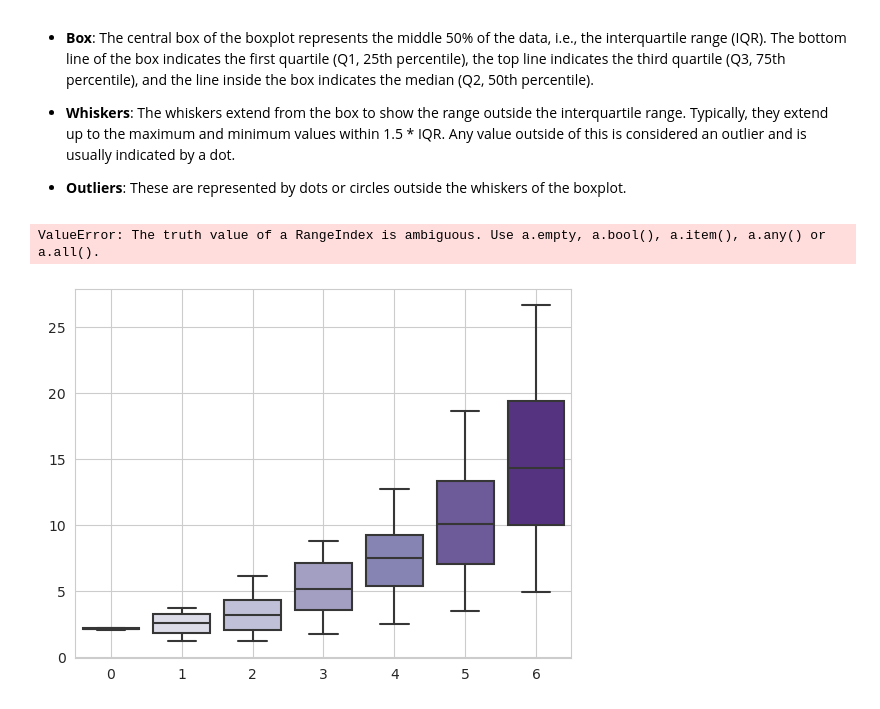
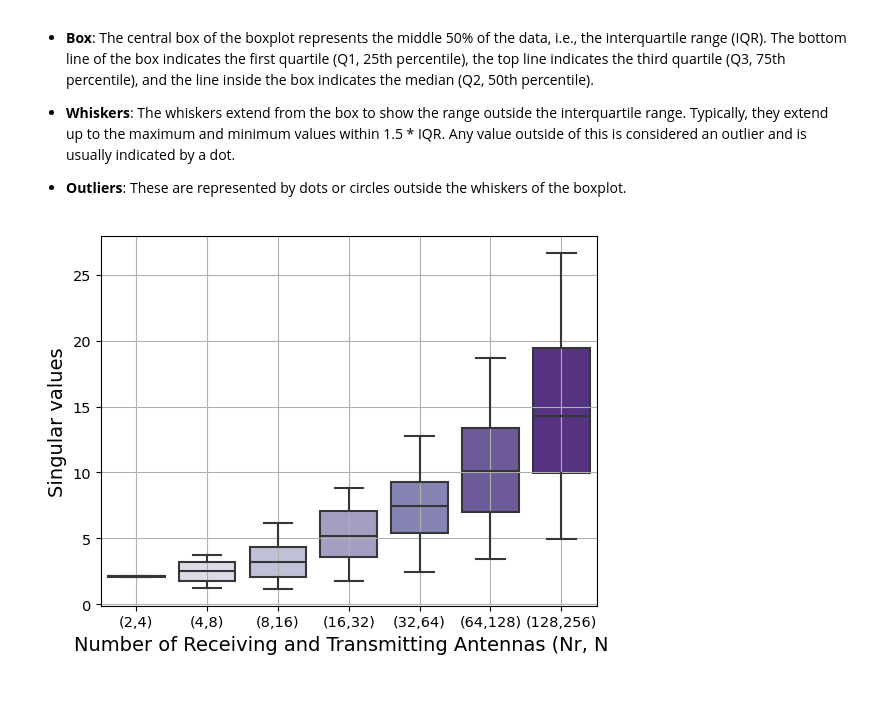
Before and after one commit to lasseufpa/cMIMO, a Jupyter notebook: analyzer.ipynb, the cells around one changed output. Drawn from its saved outputs; the diff is of its cells as text; code cells hidden in the pictures.

Commit message:
adjust font size of plots

```diff
--- a/analyzer.ipynb
+++ b/analyzer.ipynb
@@ -299,21 +299,22 @@ Here's a description of the components of a boxplot:
 # %%
 df = pd.read_csv('lambda.csv', header=None)
 df = df.rename(columns={0: 'Nr', 1: 'Nt'})
 for column in df.columns[2:]:
     df = df.rename(columns={column: str(column - 1)})
 df = df.T
 df = df.iloc[:, ::-1]
 
+fig, ax = plt.subplots()
+
 # Generate a boxplot:
-sns.boxplot(data=df[2:], palette='Purples', order=df[2:].columns)
+sns.boxplot(data=df[2:], palette='Purples', order=list(df[2:].columns), ax=ax)
 plt.grid()
-plt.title('Boxplot of singular values of channels (λ)')
-plt.ylabel('Singular values')
-plt.xlabel('Number of Receiving and Transmitting Antennas (Nr, Nt)')
+ax.set_ylabel('Singular values', fontsize=14)
+ax.set_xlabel('Number of Receiving and Transmitting Antennas (Nr, Nt)', fontsize=14)
 labels = ['(2,4)', '(4,8)', '(8,16)', '(16,32)', '(32,64)', '(64,128)', '(128,256)']
-plt.xticks(ticks=range(len(df[2:].columns)), labels=labels)
+plt.xticks(ticks=range(len(df[2:].columns)), labels=labels, fontsize=10.5)
+ax.tick_params(axis='y', which='major', labelsize=10.5)
 plt.savefig('boxplot.eps', format='eps', bbox_inches='tight')
 plt.show()
 # %% [output]
-ValueError: The truth value of a RangeIndex is ambiguous. Use a.empty, a.bool(), a.item(), a.any() or a.all().
-[figure, old version]
+[figure, new version]
```
Also changed, not shown: parts of 7 cells of this notebook.
